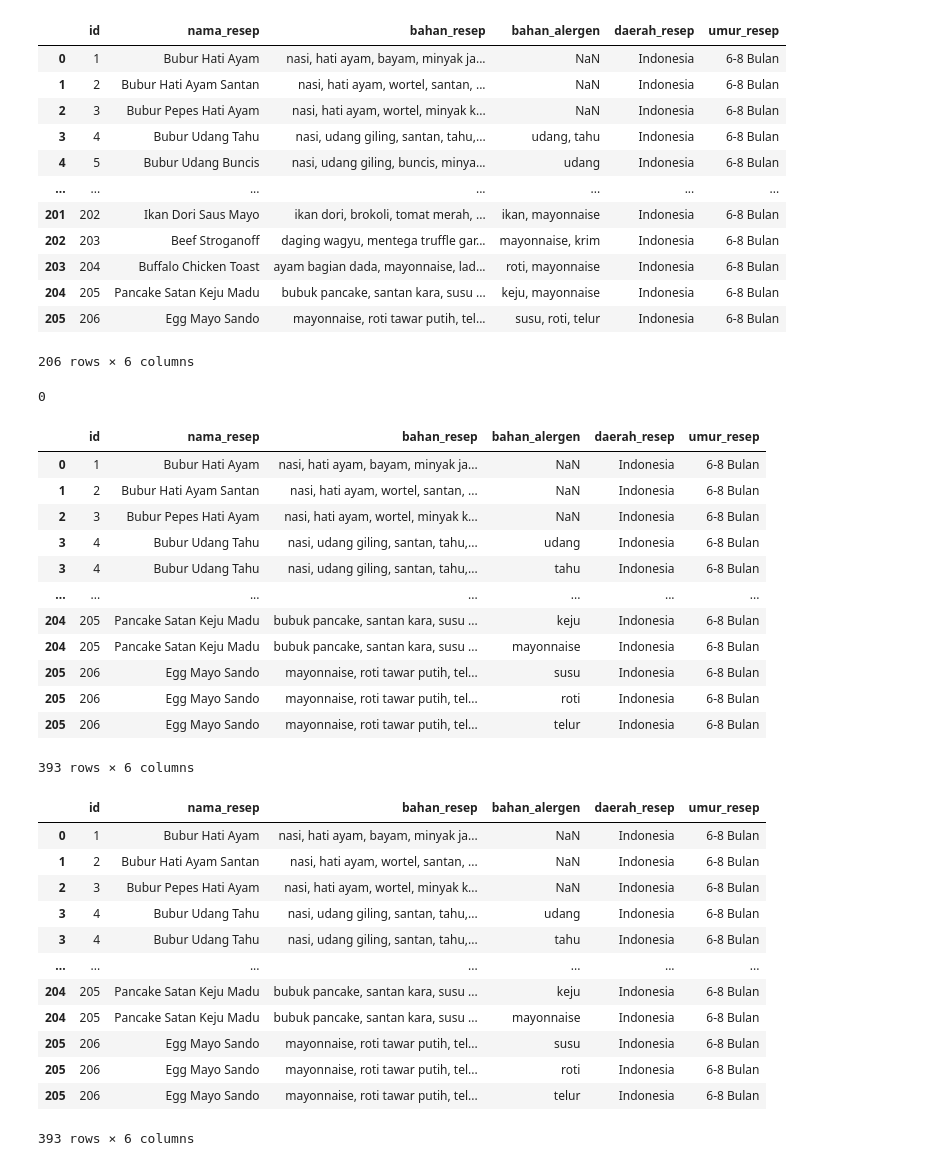
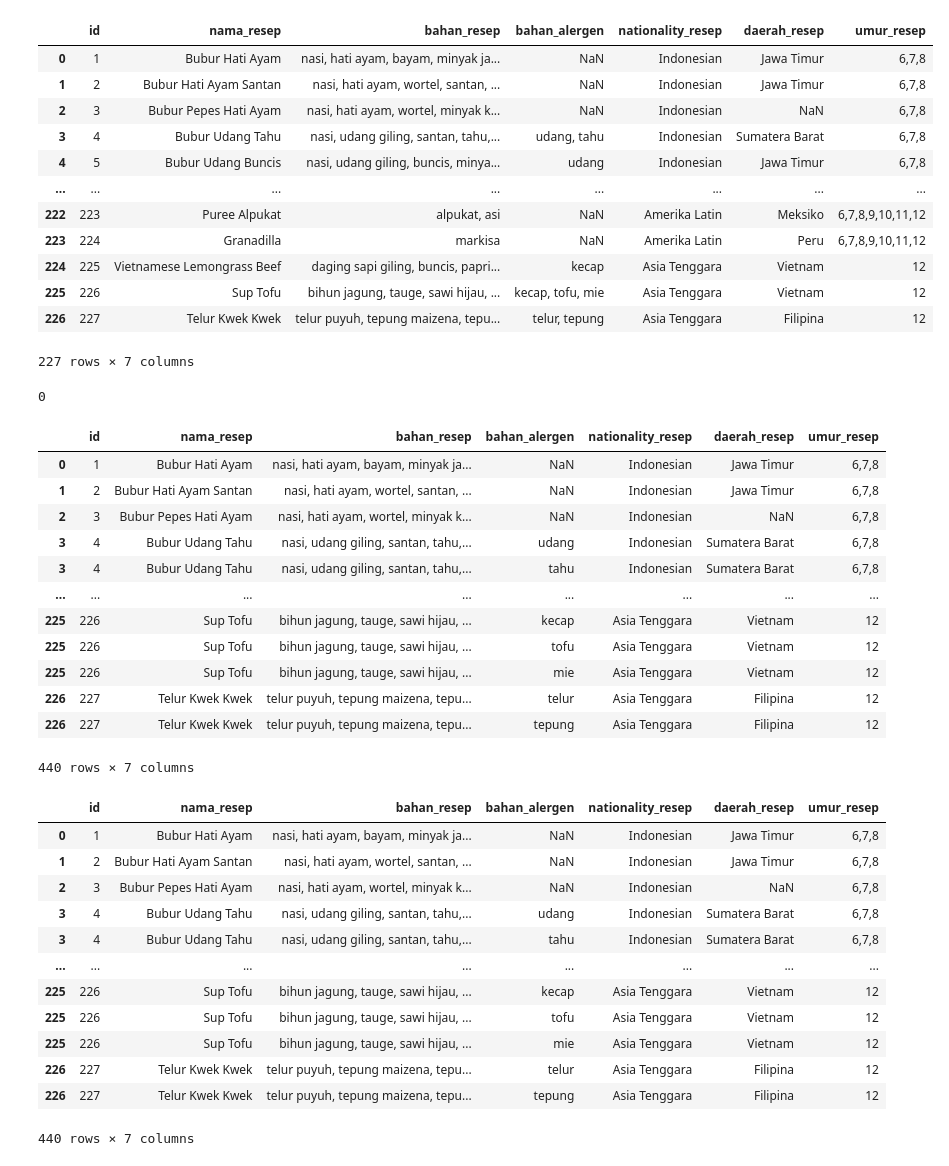
Before and after one commit to safaraz04/MPASI-Recommender-System, a Jupyter notebook: Model/Data Analysis.ipynb, the cells around one changed output. Saved outputs shown, nothing was run; the diff lists cells and outputs as text; code cells hidden in the pictures.

```diff
--- a/Model/Data Analysis.ipynb
+++ b/Model/Data Analysis.ipynb
@@ -4,22 +4,22 @@ import matplotlib.pyplot as plt
 import matplotlib.ticker as PercentFormatter
 import numpy as np
 # %%
-df = pd.read_excel("Concept_Data Resep.xlsx")
+df = pd.read_excel("Concept_Data Resep_Updated.xlsx")
 df
 # %% [output]
-|  | id | nama_resep | bahan_resep | bahan_alergen | daerah_resep | umur_resep |
-| 0 | 1 | Bubur Hati Ayam | nasi, hati ayam, bayam, minyak ja... | NaN | Indonesia | 6-8 Bulan |
-| 1 | 2 | Bubur Hati Ayam Santan | nasi, hati ayam, wortel, santan, ... | NaN | Indonesia | 6-8 Bulan |
-| 2 | 3 | Bubur Pepes Hati Ayam | nasi, hati ayam, wortel, minyak k... | NaN | Indonesia | 6-8 Bulan |
-| 3 | 4 | Bubur Udang Tahu | nasi, udang giling, santan, tahu,... | udang, tahu | Indonesia | 6-8 Bulan |
-| 4 | 5 | Bubur Udang Buncis | nasi, udang giling, buncis, minya... | udang | Indonesia | 6-8 Bulan |
-| ... | ... | ... | ... | ... | ... | ... |
-| 201 | 202 | Ikan Dori Saus Mayo | ikan dori, brokoli, tomat merah, ... | ikan, mayonnaise | Indonesia | 6-8 Bulan |
-| 202 | 203 | Beef Stroganoff | daging wagyu, mentega truffle gar... | mayonnaise, krim | Indonesia | 6-8 Bulan |
-| 203 | 204 | Buffalo Chicken Toast | ayam bagian dada, mayonnaise, lad... | roti, mayonnaise | Indonesia | 6-8 Bulan |
-| 204 | 205 | Pancake Satan Keju Madu | bubuk pancake, santan kara, susu ... | keju, mayonnaise | Indonesia | 6-8 Bulan |
-| 205 | 206 | Egg Mayo Sando | mayonnaise, roti tawar putih, tel... | susu, roti, telur | Indonesia | 6-8 Bulan |
+|  | id | nama_resep | bahan_resep | bahan_alergen | nationality_resep | daerah_resep | umur_resep |
+| 0 | 1 | Bubur Hati Ayam | nasi, hati ayam, bayam, minyak ja... | NaN | Indonesian | Jawa Timur | 6,7,8 |
+| 1 | 2 | Bubur Hati Ayam Santan | nasi, hati ayam, wortel, santan, ... | NaN | Indonesian | Jawa Timur | 6,7,8 |
+| 2 | 3 | Bubur Pepes Hati Ayam | nasi, hati ayam, wortel, minyak k... | NaN | Indonesian | NaN | 6,7,8 |
+| 3 | 4 | Bubur Udang Tahu | nasi, udang giling, santan, tahu,... | udang, tahu | Indonesian | Sumatera Barat | 6,7,8 |
+| 4 | 5 | Bubur Udang Buncis | nasi, udang giling, buncis, minya... | udang | Indonesian | Jawa Timur | 6,7,8 |
+| ... | ... | ... | ... | ... | ... | ... | ... |
+| 222 | 223 | Puree Alpukat | alpukat, asi | NaN | Amerika Latin | Meksiko | 6,7,8,9,10,11,12 |
+| 223 | 224 | Granadilla | markisa | NaN | Amerika Latin | Peru | 6,7,8,9,10,11,12 |
+| 224 | 225 | Vietnamese Lemongrass Beef | daging sapi giling, buncis, papri... | kecap | Asia Tenggara | Vietnam | 12 |
+| 225 | 226 | Sup Tofu | bihun jagung, tauge, sawi hijau, ... | kecap, tofu, mie | Asia Tenggara | Vietnam | 12 |
+| 226 | 227 | Telur Kwek Kwek | telur puyuh, tepung maizena, tepu... | telur, tepung | Asia Tenggara | Filipina | 12 |
-206 rows × 6 columns
+227 rows × 7 columns
 # %%
 df.duplicated().sum()
 # %% [output]
@@ -29,36 +29,36 @@ df['bahan_alergen'] = df['bahan_alergen'].str.split(',') #split alergi yg lebih
 df = df.explode('bahan_alergen') #new row untuk yg dipisah
 df
 # %% [output]
-|  | id | nama_resep | bahan_resep | bahan_alergen | daerah_resep | umur_resep |
-| 0 | 1 | Bubur Hati Ayam | nasi, hati ayam, bayam, minyak ja... | NaN | Indonesia | 6-8 Bulan |
-| 1 | 2 | Bubur Hati Ayam Santan | nasi, hati ayam, wortel, santan, ... | NaN | Indonesia | 6-8 Bulan |
-| 2 | 3 | Bubur Pepes Hati Ayam | nasi, hati ayam, wortel, minyak k... | NaN | Indonesia | 6-8 Bulan |
-| 3 | 4 | Bubur Udang Tahu | nasi, udang giling, santan, tahu,... | udang | Indonesia | 6-8 Bulan |
-| 3 | 4 | Bubur Udang Tahu | nasi, udang giling, santan, tahu,... | tahu | Indonesia | 6-8 Bulan |
-| ... | ... | ... | ... | ... | ... | ... |
-| 204 | 205 | Pancake Satan Keju Madu | bubuk pancake, santan kara, susu ... | keju | Indonesia | 6-8 Bulan |
-| 204 | 205 | Pancake Satan Keju Madu | bubuk pancake, santan kara, susu ... | mayonnaise | Indonesia | 6-8 Bulan |
-| 205 | 206 | Egg Mayo Sando | mayonnaise, roti tawar putih, tel... | susu | Indonesia | 6-8 Bulan |
-| 205 | 206 | Egg Mayo Sando | mayonnaise, roti tawar putih, tel... | roti | Indonesia | 6-8 Bulan |
-| 205 | 206 | Egg Mayo Sando | mayonnaise, roti tawar putih, tel... | telur | Indonesia | 6-8 Bulan |
+|  | id | nama_resep | bahan_resep | bahan_alergen | nationality_resep | daerah_resep | umur_resep |
+| 0 | 1 | Bubur Hati Ayam | nasi, hati ayam, bayam, minyak ja... | NaN | Indonesian | Jawa Timur | 6,7,8 |
+| 1 | 2 | Bubur Hati Ayam Santan | nasi, hati ayam, wortel, santan, ... | NaN | Indonesian | Jawa Timur | 6,7,8 |
+| 2 | 3 | Bubur Pepes Hati Ayam | nasi, hati ayam, wortel, minyak k... | NaN | Indonesian | NaN | 6,7,8 |
+| 3 | 4 | Bubur Udang Tahu | nasi, udang giling, santan, tahu,... | udang | Indonesian | Sumatera Barat | 6,7,8 |
+| 3 | 4 | Bubur Udang Tahu | nasi, udang giling, santan, tahu,... | tahu | Indonesian | Sumatera Barat | 6,7,8 |
+| ... | ... | ... | ... | ... | ... | ... | ... |
+| 225 | 226 | Sup Tofu | bihun jagung, tauge, sawi hijau, ... | kecap | Asia Tenggara | Vietnam | 12 |
+| 225 | 226 | Sup Tofu | bihun jagung, tauge, sawi hijau, ... | tofu | Asia Tenggara | Vietnam | 12 |
+| 225 | 226 | Sup Tofu | bihun jagung, tauge, sawi hijau, ... | mie | Asia Tenggara | Vietnam | 12 |
+| 226 | 227 | Telur Kwek Kwek | telur puyuh, tepung maizena, tepu... | telur | Asia Tenggara | Filipina | 12 |
+| 226 | 227 | Telur Kwek Kwek | telur puyuh, tepung maizena, tepu... | tepung | Asia Tenggara | Filipina | 12 |
-393 rows × 6 columns
+440 rows × 7 columns
 # %%
 df['bahan_alergen'] = df['bahan_alergen'].str.lstrip()
 df
 # %% [output]
-|  | id | nama_resep | bahan_resep | bahan_alergen | daerah_resep | umur_resep |
-| 0 | 1 | Bubur Hati Ayam | nasi, hati ayam, bayam, minyak ja... | NaN | Indonesia | 6-8 Bulan |
-| 1 | 2 | Bubur Hati Ayam Santan | nasi, hati ayam, wortel, santan, ... | NaN | Indonesia | 6-8 Bulan |
-| 2 | 3 | Bubur Pepes Hati Ayam | nasi, hati ayam, wortel, minyak k... | NaN | Indonesia | 6-8 Bulan |
-| 3 | 4 | Bubur Udang Tahu | nasi, udang giling, santan, tahu,... | udang | Indonesia | 6-8 Bulan |
-| 3 | 4 | Bubur Udang Tahu | nasi, udang giling, santan, tahu,... | tahu | Indonesia | 6-8 Bulan |
-| ... | ... | ... | ... | ... | ... | ... |
-| 204 | 205 | Pancake Satan Keju Madu | bubuk pancake, santan kara, susu ... | keju | Indonesia | 6-8 Bulan |
-| 204 | 205 | Pancake Satan Keju Madu | bubuk pancake, santan kara, susu ... | mayonnaise | Indonesia | 6-8 Bulan |
-| 205 | 206 | Egg Mayo Sando | mayonnaise, roti tawar putih, tel... | susu | Indonesia | 6-8 Bulan |
-| 205 | 206 | Egg Mayo Sando | mayonnaise, roti tawar putih, tel... | roti | Indonesia | 6-8 Bulan |
-| 205 | 206 | Egg Mayo Sando | mayonnaise, roti tawar putih, tel... | telur | Indonesia | 6-8 Bulan |
+|  | id | nama_resep | bahan_resep | bahan_alergen | nationality_resep | daerah_resep | umur_resep |
+| 0 | 1 | Bubur Hati Ayam | nasi, hati ayam, bayam, minyak ja... | NaN | Indonesian | Jawa Timur | 6,7,8 |
+| 1 | 2 | Bubur Hati Ayam Santan | nasi, hati ayam, wortel, santan, ... | NaN | Indonesian | Jawa Timur | 6,7,8 |
+| 2 | 3 | Bubur Pepes Hati Ayam | nasi, hati ayam, wortel, minyak k... | NaN | Indonesian | NaN | 6,7,8 |
+| 3 | 4 | Bubur Udang Tahu | nasi, udang giling, santan, tahu,... | udang | Indonesian | Sumatera Barat | 6,7,8 |
+| 3 | 4 | Bubur Udang Tahu | nasi, udang giling, santan, tahu,... | tahu | Indonesian | Sumatera Barat | 6,7,8 |
+| ... | ... | ... | ... | ... | ... | ... | ... |
+| 225 | 226 | Sup Tofu | bihun jagung, tauge, sawi hijau, ... | kecap | Asia Tenggara | Vietnam | 12 |
+| 225 | 226 | Sup Tofu | bihun jagung, tauge, sawi hijau, ... | tofu | Asia Tenggara | Vietnam | 12 |
+| 225 | 226 | Sup Tofu | bihun jagung, tauge, sawi hijau, ... | mie | Asia Tenggara | Vietnam | 12 |
+| 226 | 227 | Telur Kwek Kwek | telur puyuh, tepung maizena, tepu... | telur | Asia Tenggara | Filipina | 12 |
+| 226 | 227 | Telur Kwek Kwek | telur puyuh, tepung maizena, tepu... | tepung | Asia Tenggara | Filipina | 12 |
-393 rows × 6 columns
+440 rows × 7 columns
 # %%
 #export data
 df.to_csv('cleaned_data.csv', index=False)
```
Also changed, not shown: parts of 4 cells of this notebook, 14 other files.
